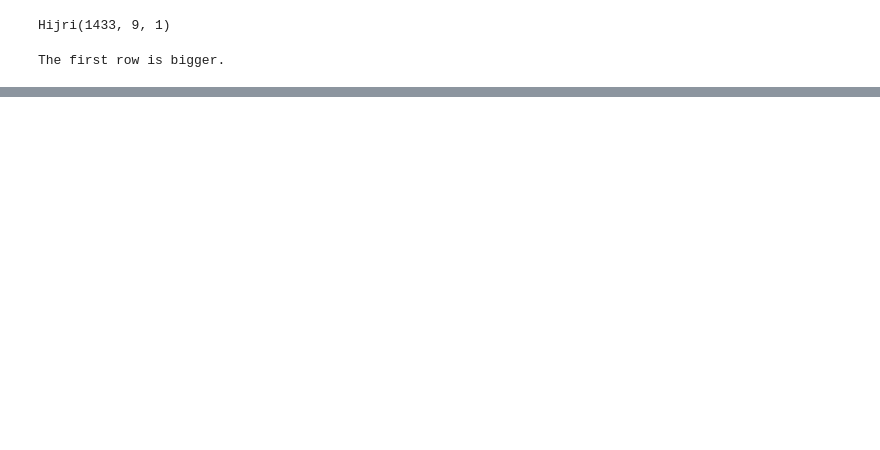
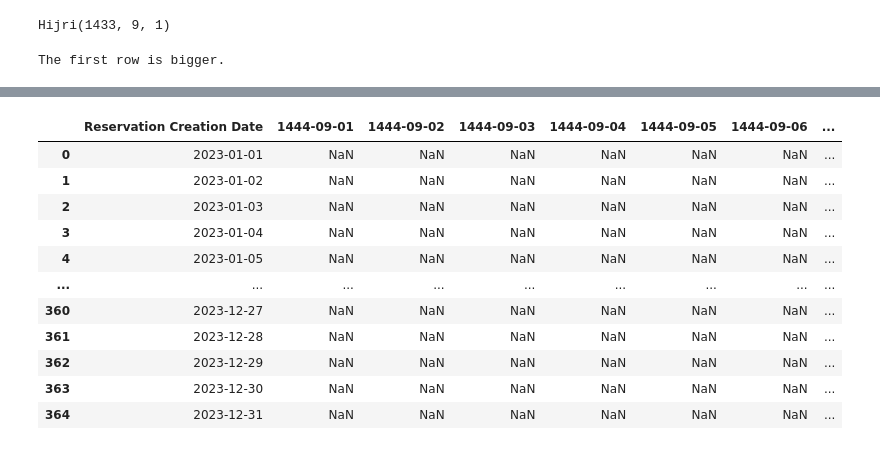
Before and after one commit to Ziadmohamed345/k2s-hotel-reservation, a Jupyter notebook: util-res.ipynb, the cells around one changed output, grey strips where cells are left out. Drawn from its saved outputs; the diff is of its cells as text; code cells hidden in the pictures; blank space fills up the shorter version.

```diff
--- a/util-res.ipynb
+++ b/util-res.ipynb
@@ -108,0 +116,73 @@ filtered_df
+# %%
+# Create the initial dataframe array
+def get_cr_dates_per_year(df):
+    '''
+    cr <=> creation date
+    '''
+    df = df.copy()
+    # Group the dataframe array by year
+    grouped = df.groupby(df['Reservation Creation Date (MM-DD-YYYY)'].dt.year)
+
+    # Create separate dataframe arrays for each year
+    cr_dates_per_year = [group['Reservation Creation Date (MM-DD-YYYY)'].tolist() for _, group in grouped]
+
+    return cr_dates_per_year
+# %%
+def create_reservation_dataframe(year):
+    start_date = pd.to_datetime(f'{year}-01-01')
+    end_date = pd.to_datetime(f'{year}-12-31')
+
+    dates = pd.date_range(start=start_date, end=end_date, freq='D')
+
+    df = pd.DataFrame({'Reservation Creation Date': dates})
+
+    return df
+
+def greg_to_hijri(greg_date):
+    dt = Gregorian(greg_date.year, greg_date.month, greg_date.day)
+    dt = dt.to_hijri()
+    return dt
+
+cr_dates_per_year = get_cr_dates_per_year(filtered_df)
+target_dates_history_years = []
+target_dates_history_dfs = []
+for annually_creation_dates_greg in cr_dates_per_year:
+    target_start_day_hijri_temp = Hijri(greg_to_hijri(annually_creation_dates_greg[0]).year,
+                                        target_start_day_hijri.month,
+                                        target_start_day_hijri.day)
+    target_end_day_hijri_temp = Hijri(greg_to_hijri(annually_creation_dates_greg[0]).year,
+                                        target_end_day_hijri.month,
+                                        target_end_day_hijri.day)
+
+    target_dates_range = []
+    current_day = target_start_day_hijri_temp
+    while current_day <= target_end_day_hijri_temp:
+        target_dates_range.append(current_day)
+        current_day = increment_hijri(current_day)
+
+    # Creating empty df
+    annually_target_dates_history_df = create_reservation_dataframe(annually_creation_dates_greg[0].year)
+    for column in target_dates_range:
+        annually_target_dates_history_df[column] = np.nan
+
+    for creation_date_greg in annually_creation_dates_greg:
+        target_creation_dates_mask = (annually_target_dates_history_df['Reservation Creation Date'] == creation_date_greg)
+        filtered_creation_dates_mask = (filtered_df['Reservation Creation Date (MM-DD-YYYY)'] == creation_date_greg)
+        filtered_target_dates = [str(dt) for dt in list(filtered_df[filtered_creation_dates_mask]['Target Date'])]
+        filtered_rooms = list(filtered_df[filtered_creation_dates_mask]['#Rooms'])
+        filtered_target_dates = ['1444-10-11', '1444-10-12', '1444-10-13', '1444-10-14', '1444-10-15', '1444-10-16', '1444-10-17', '1444-10-18', '1444-10-19', '1444-10-20', '1444-10-21', '1444-10-22']
+        filtered_rooms = [5]*len(filtered_target_dates)
+        print(filtered_target_dates)
+        print(filtered_rooms)
+        annually_target_dates_history_df.loc[target_creation_dates_mask, # to select row in ann_td_h_df where creation date is the current one in the loop
+                                                filtered_target_dates # to update the column names of said row
+                                            ] \
+                                            = filtered_rooms # updates it to #Rooms
+
+        break
+
+    target_dates_history_years.append(annually_creation_dates_greg[0])
+    target_dates_history_dfs.append(annually_target_dates_history_df)
+
+target_dates_history_dfs[0]
+# %% [output]
@@ -108,0 +191,12 @@ filtered_df
+|  | Reservation Creation Date | 1444-09-01 | 1444-09-02 | 1444-09-03 | 1444-09-04 | 1444-09-05 | 1444-09-06 | ... |
+| 0 | 2023-01-01 | NaN | NaN | NaN | NaN | NaN | NaN | ... |
+| 1 | 2023-01-02 | NaN | NaN | NaN | NaN | NaN | NaN | ... |
+| 2 | 2023-01-03 | NaN | NaN | NaN | NaN | NaN | NaN | ... |
+| 3 | 2023-01-04 | NaN | NaN | NaN | NaN | NaN | NaN | ... |
+| 4 | 2023-01-05 | NaN | NaN | NaN | NaN | NaN | NaN | ... |
+| ... | ... | ... | ... | ... | ... | ... | ... | ... |
+| 360 | 2023-12-27 | NaN | NaN | NaN | NaN | NaN | NaN | ... |
+| 361 | 2023-12-28 | NaN | NaN | NaN | NaN | NaN | NaN | ... |
+| 362 | 2023-12-29 | NaN | NaN | NaN | NaN | NaN | NaN | ... |
+| 363 | 2023-12-30 | NaN | NaN | NaN | NaN | NaN | NaN | ... |
+| 364 | 2023-12-31 | NaN | NaN | NaN | NaN | NaN | NaN | ... |
```
Also changed, not shown: parts of 6 cells of this notebook, 2 other files.
